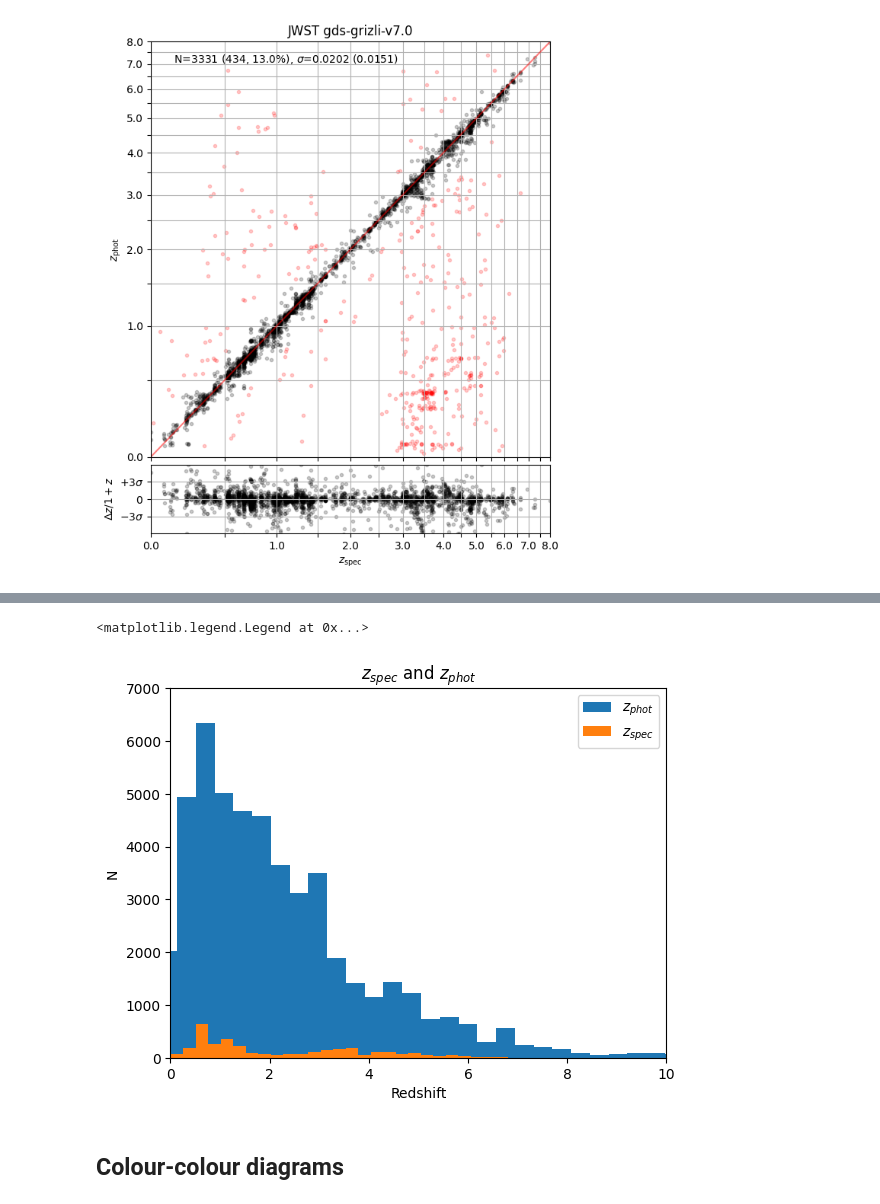
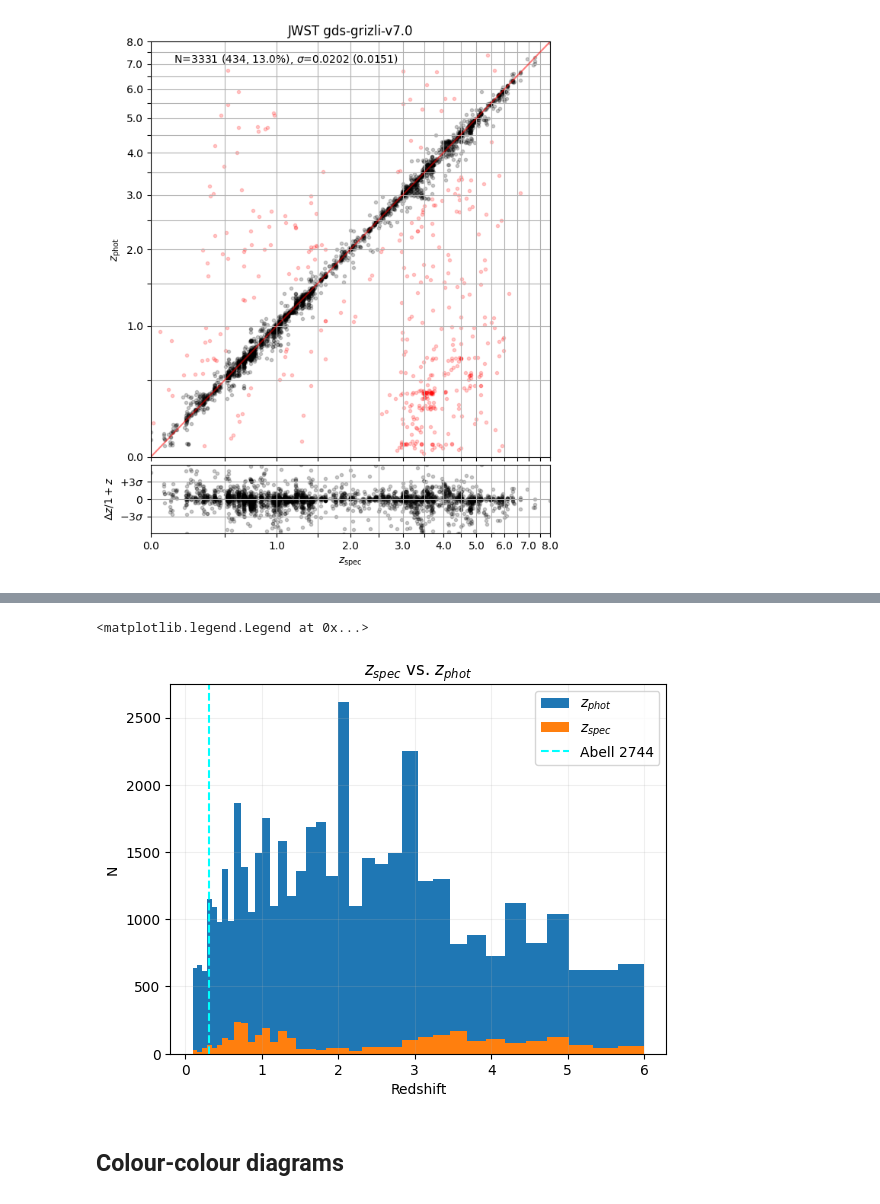
Before and after one commit to mayamerch/block-3-project, a Jupyter notebook: gds field.ipynb, the cells around one changed output, grey strips where cells are left out. Saved outputs shown, nothing was run; the diff lists cells and outputs as text; code cells hidden in the pictures.

```diff
--- a/gds field.ipynb
+++ b/gds field.ipynb
@@ -122,14 +121,14 @@ plt.xlim(0, 6)
 # %%
-plt.hist(zout['z_phot'], bins=50, label='$z_{phot}$')
-plt.hist(zout['z_spec'], bins=50, label='$z_{spec}$')
-plt.ylim(0, 7000); plt.xlabel('Redshift'); plt.ylabel('N')
-plt.xlim(0,10);
-plt.title('$z_{spec}$ and $z_{phot}$')
-
+plt.hist(zout['z_phot'], bins=eazy.utils.log_zgrid([0.1,6], 0.05), label='$z_{phot}$')
+plt.hist(zout['z_spec'], bins=eazy.utils.log_zgrid([0.1,6], 0.05), label='$z_{spec}$')
+plt.axvline(0.308, linestyle='--', color='cyan', label='Abell 2744')
+plt.xlabel('Redshift'); plt.ylabel('N')
+plt.grid(alpha=0.2)
+plt.title('$z_{spec}$ vs. $z_{phot}$')
 plt.legend()
 # %% [output]
 <matplotlib.legend.Legend at 0x...>
-[figure, old version]
+[figure, new version]
 # %% [markdown]
 ## Colour-colour diagrams
 # %%
```
Also changed, not shown: parts of 29 cells of this notebook, 1 other file.
